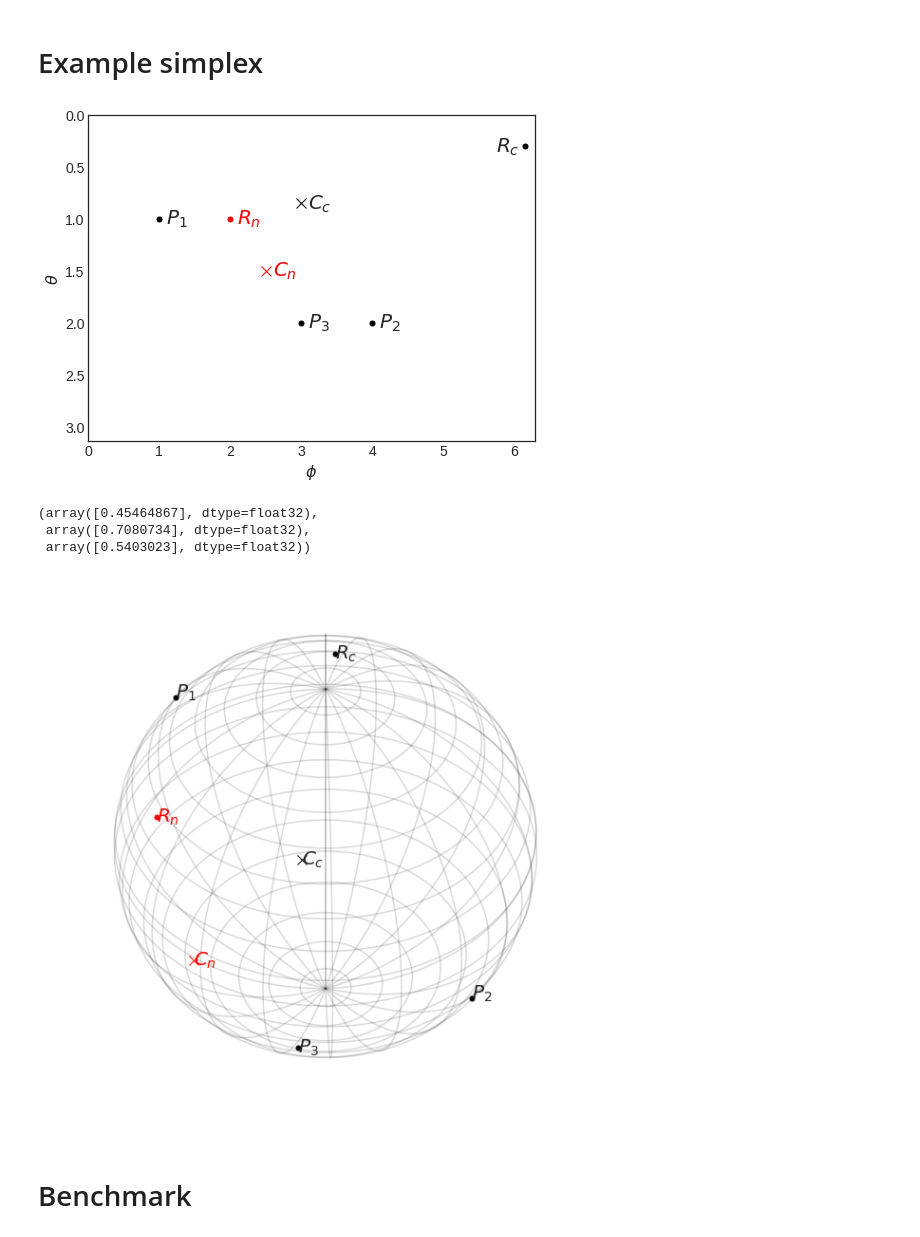
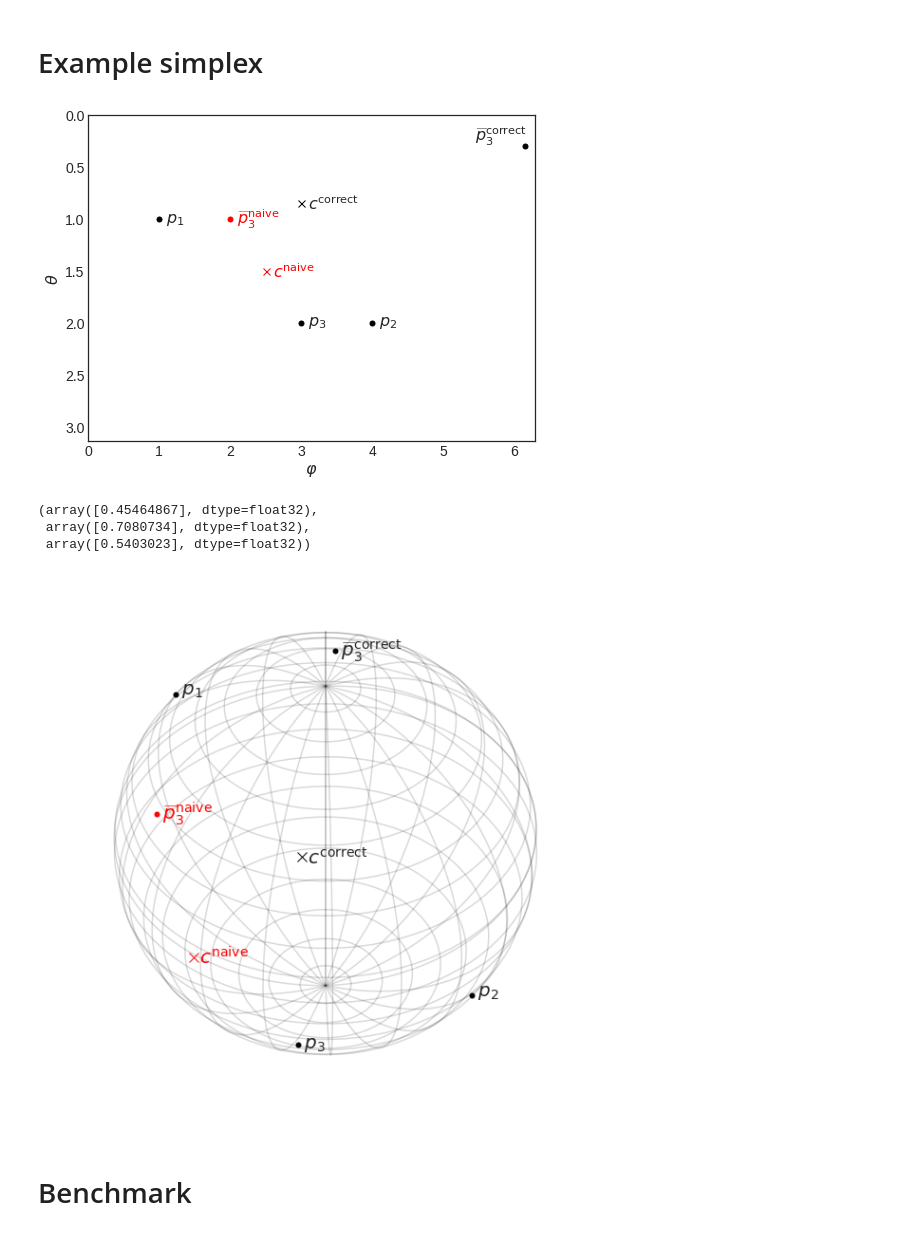
Before and after one commit to philippeller/spherical_opt, a Jupyter notebook: Simplex.ipynb, the cells around one changed output. Cells and saved outputs as stored; diff of their text form; code cells hidden in the pictures.

```diff
--- a/Simplex.ipynb
+++ b/Simplex.ipynb
@@ -369,40 +369,41 @@ reflect(D, C2, R2)
 # %%
 fig, ax = plt.subplots()
 
+fsize=16
 
 ax.plot(A['az'], A['zen'], 'o', markersize=5, c='k')
-ax.text(A['az']+0.1, A['zen'], '$P_1$', fontsize=20, verticalalignment='center')
+ax.text(A['az']+0.1, A['zen'], r'$p_1$', fontsize=fsize, verticalalignment='center')
 
 ax.plot(B['az'], B['zen'], 'o', markersize=5, c='k')
-ax.text(B['az']+0.1, B['zen'], '$P_2$', fontsize=20, verticalalignment='center')
+ax.text(B['az']+0.1, B['zen'], r'$p_2$', fontsize=fsize, verticalalignment='center')
 
 ax.plot(D['az'], D['zen'], 'o', markersize=5, c='k')
-ax.text(D['az']+0.1, D['zen'], '$P_3$', fontsize=20, verticalalignment='center')
+ax.text(D['az']+0.1, D['zen'], r'$p_3$', fontsize=fsize, verticalalignment='center')
 
-ax.plot(C1['az'], C1['zen'], 'x', markersize=10, c='r')
-ax.text(C1['az']+0.1, C1['zen'], r"$C_n$", fontsize=20, verticalalignment='center', color='r')
+ax.plot(C1['az'], C1['zen'], 'x', markersize=7, c='r')
+ax.text(C1['az']+0.1, C1['zen'], r"$c^\mathrm{naive}$", fontsize=fsize, verticalalignment='center', color='r')
 
-ax.plot(C2['az'], C2['zen'], 'x', markersize=10, c='k')
-ax.text(C2['az']+0.1, C2['zen'], "$C_c$", fontsize=20, verticalalignment='center')
+ax.plot(C2['az'], C2['zen'], 'x', markersize=7, c='k')
+ax.text(C2['az']+0.1, C2['zen'], r"$c^\mathrm{correct}$", fontsize=fsize, verticalalignment='center')
 
 
 ax.plot(R1['az'], R1['zen'], 'o', markersize=5, c='r')
-ax.text(R1['az']+0.1, R1['zen'], r"$R_n$", fontsize=20, verticalalignment='center', color='r')
+ax.text(R1['az']+0.1, R1['zen'], r"$\widebar{p}_3^\mathrm{naive}$", fontsize=fsize, verticalalignment='center', color='r')
 
 ax.plot(R2['az'], R2['zen'], 'o', markersize=5, c='k')
-ax.text(R2['az']-0.4, R2['zen'], "$R_c$", fontsize=20, verticalalignment='center')
+ax.text(R2['az']-0.7, R2['zen']-0.1, r"$\widebar{p}_3^\mathrm{correct}$", fontsize=fsize, verticalalignment='center')
 
 ax.set_xlim((0,2*np.pi))
 ax.set_ylim((0,np.pi))
-ax.set_xlabel(r'$\phi$')
+ax.set_xlabel(r'$\varphi$')
 ax.set_ylabel(r'$\theta$')
 
 ax.invert_yaxis()
 
 fig.savefig('2d.pdf')
 fig.savefig('2d.png')
 # %% [output]
-[figure, old version]
+[figure, new version]
 # %%
 A['x'], A['y'], A['z']
 # %% [output]
@@ -433,26 +434,26 @@ ax.plot_wireframe(x, y, z, color="k", rcount=24, ccount=24, alpha=0.15)
 
 
 ax.plot(A['x'], A['y'], A['z'], 'o', markersize=5, c='k')
-ax.text(A['x'][0], A['y'][0], A['z'][0], '$P_1$', fontsize=20)
+ax.text(A['x'][0], A['y'][0], A['z'][0], '$\ p_1$', fontsize=20)
 
 ax.plot(B['x'], B['y'], B['z'], 'o', markersize=5, c='k')
-ax.text(B['x'][0], B['y'][0], B['z'][0], '$P_2$', fontsize=20)
+ax.text(B['x'][0], B['y'][0], B['z'][0], '$\ p_2$', fontsize=20)
 
 ax.plot(D['x'], D['y'], D['z'], 'o', markersize=5, c='k')
-ax.text(D['x'][0], D['y'][0], D['z'][0], '$P_3$', fontsize=20, verticalalignment='center')
+ax.text(D['x'][0], D['y'][0], D['z'][0], '$\ p_3$', fontsize=20, verticalalignment='center')
 
 ax.plot(C1['x'], C1['y'], C1['z'], 'x', markersize=10, c='r')
-ax.text(C1['x'][0], C1['y'][0], C1['z'][0], r"$C_n$", fontsize=20, verticalalignment='center', color='r')
+ax.text(C1['x'][0], C1['y'][0], C1['z'][0], r"$\ c^\mathrm{naive}$", fontsize=20, verticalalignment='center', color='r')
 
 ax.plot(C2['x'], C2['y'], C2['z'], 'x', markersize=10, c='k')
-ax.text(C2['x'][0], C2['y'][0], C2['z'][0], "$C_c$", fontsize=20, verticalalignment='center')
+ax.text(C2['x'][0], C2['y'][0], C2['z'][0], r"$\ c^\mathrm{correct}$", fontsize=20, verticalalignment='center')
 
 
 ax.plot(R1['x'], R1['y'], R1['z'], 'o', markersize=5, c='r')
-ax.text(R1['x'][0], R1['y'][0], R1['z'][0], r"$R_n$", fontsize=20, verticalalignment='center', color='r')
+ax.text(R1['x'][0], R1['y'][0], R1['z'][0], r"$\ \widebar{p}_3^\mathrm{naive}$", fontsize=20, verticalalignment='center', color='r')
 
 ax.plot(R2['x'], R2['y'], R2['z'], 'o', markersize=5, c='k')
-ax.text(R2['x'][0], R2['y'][0], R2['z'][0], "$R_c$", fontsize=20, verticalalignment='center')
+ax.text(R2['x'][0], R2['y'][0], R2['z'][0], r"$\ \widebar{p}_3^\mathrm{correct}$", fontsize=20, verticalalignment='center')
 
 ax.axis('off')
 
@@ -477,7 +478,7 @@ fig.savefig('3d.png')
 #ax.plot(np.sin(theta),np.cos(u),0,color='k')
 #ax.plot([0]*100,np.sin(theta),np.cos(u),color='k')
 # %% [output]
-[figure, old version]
+[figure, new version]
 # %% [markdown]
 # Benchmark
 # %%
```
Also changed, not shown: parts of 6 cells of this notebook.
